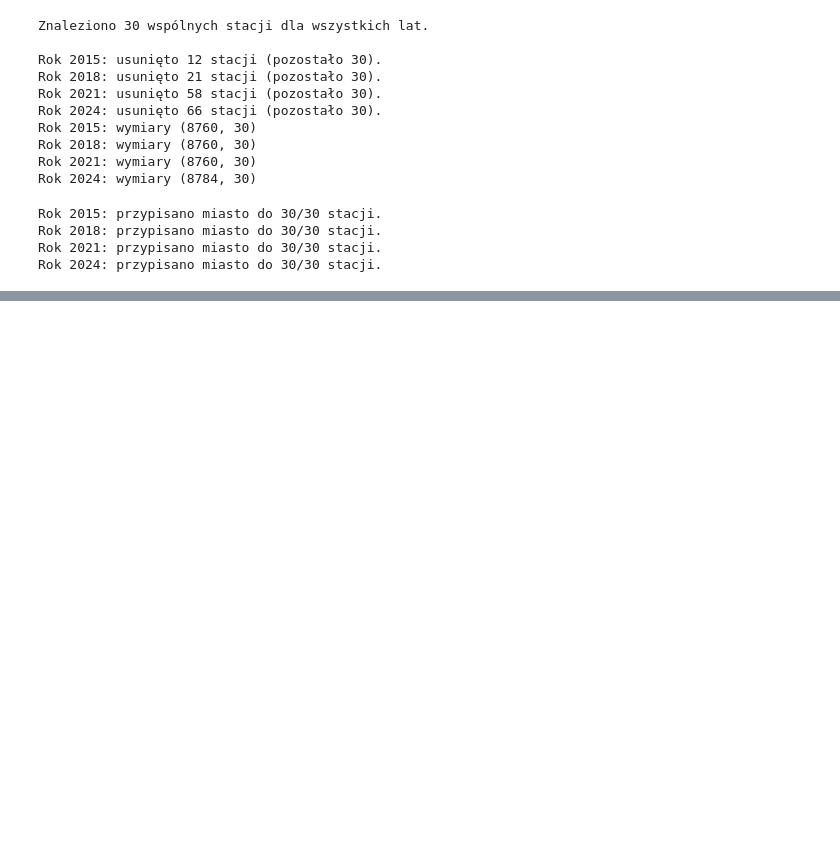
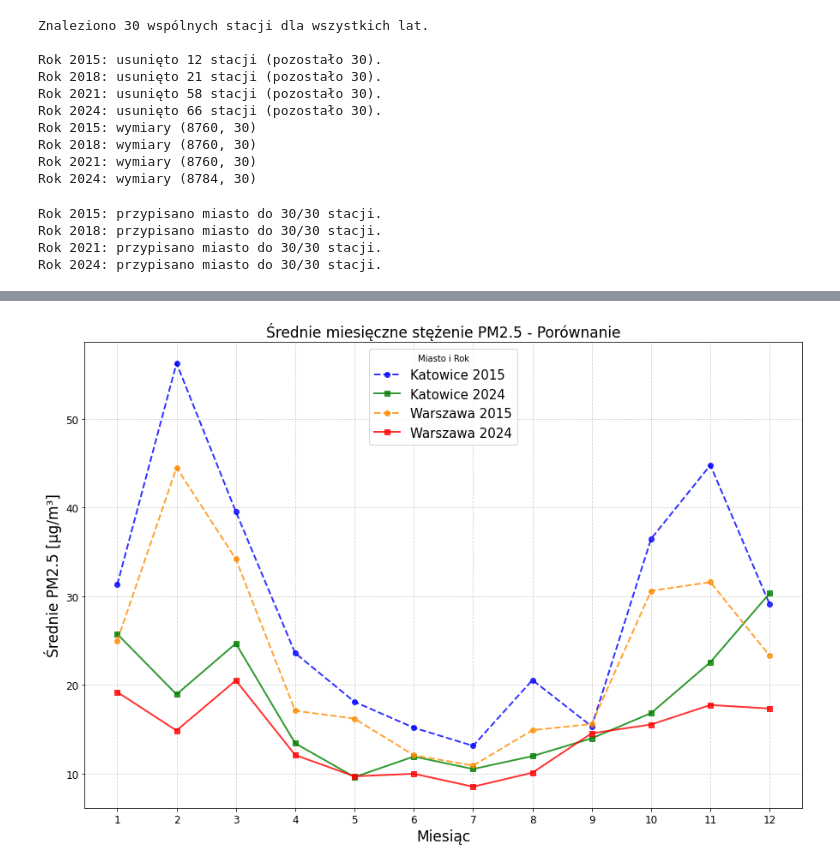
Before and after one commit to martynapawlak/maly_projekt_3, a Jupyter notebook: projekt_3.ipynb, the cells around one changed output, grey strips where cells are left out. Cells and saved outputs as stored; diff of their text form; code cells hidden in the pictures; blank space fills up the shorter version.

Commit message:
dodanie pliku data_statistics.py z funkcjami do wykonania zadań 2-4, dokończenie głównego notebooka z rozwiązaniem (projekt_3.ipynb), poprawienie funkcji tak aby spełniały uwagi z oceny projektu.

```diff
--- a/projekt_3.ipynb
+++ b/projekt_3.ipynb
@@ -134,12 +139,3 @@ W tabeli 2024 usunięto wiersz Czas uśredniania
 W tabeli 2024 nie ma wiersza Czas pomiaru, zatem pomijam usuwanie.
 W tabeli 2024 usunięto wiersz Jednostka
 W tabeli 2024 usunięto wiersz Kod stanowiska
-# %%
-for i in years_to_analize:
-    # Wywołanie funkcji z importowanego pliku
-    cleaned_df, changes = data_cleaner.normalize_dataframe(df_all[i])
-
-    # Nadpisanie starego dataframe nowym
-    df_all[i] = cleaned_df
-
-    print(f"Łączna liczba zamienionych komórek w {i}: {changes}")
@@ -302,0 +293,4 @@ Indeks nie jest typu datetime. Próbuję konwersji...
+# %%
+df_final, changes = data_cleaner.normalize_dataframe(df_final)
+
+print(f"Łączna liczba zamienionych komórek: {changes}")
@@ -302,0 +308,9 @@ Indeks nie jest typu datetime. Próbuję konwersji...
+# %%
+miasta = ["Katowice", "Warszawa"]
+lata = [2015, 2024]
+# %%
+statystyki = data_statistics.calculate_monthly_city_stats(df_final, miasta, lata)
+
+data_statistics.plot_city_comparison(statystyki)
+# %% [output]
+[figure, added]
```
Also changed, not shown: parts of 16 cells of this notebook, 2 other files.
